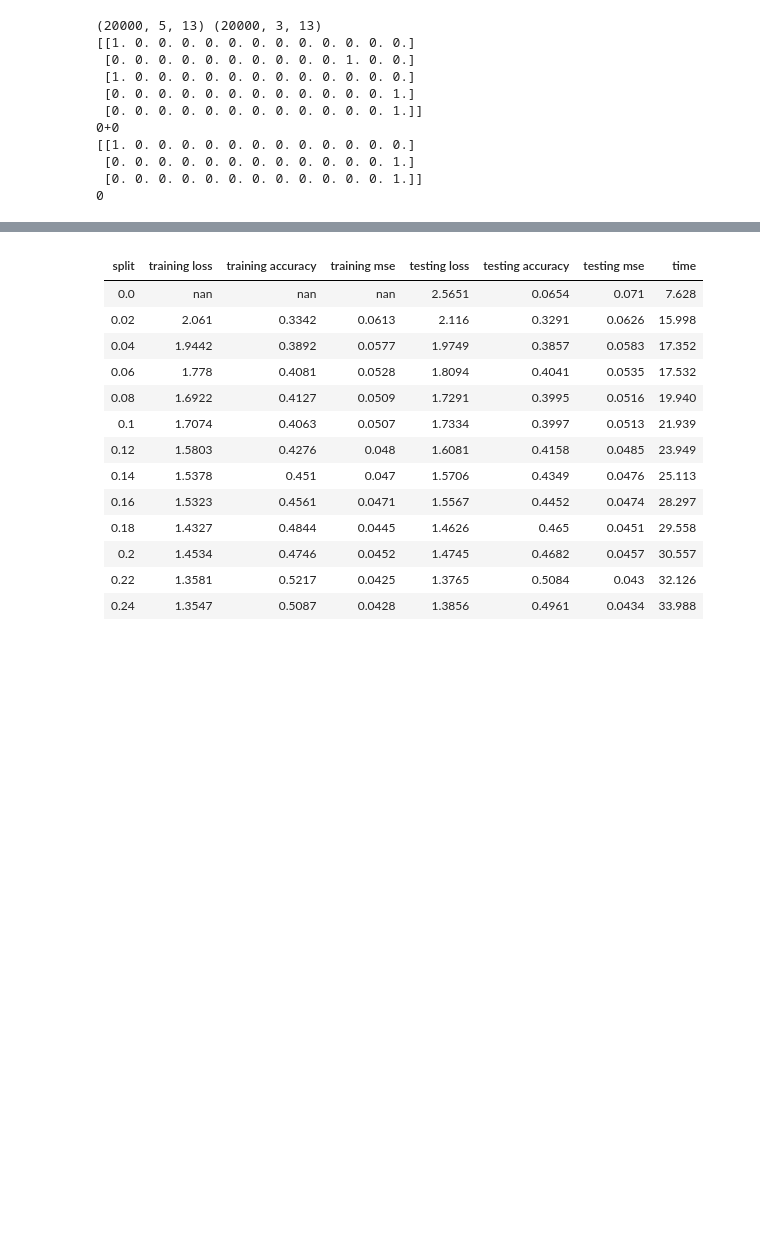
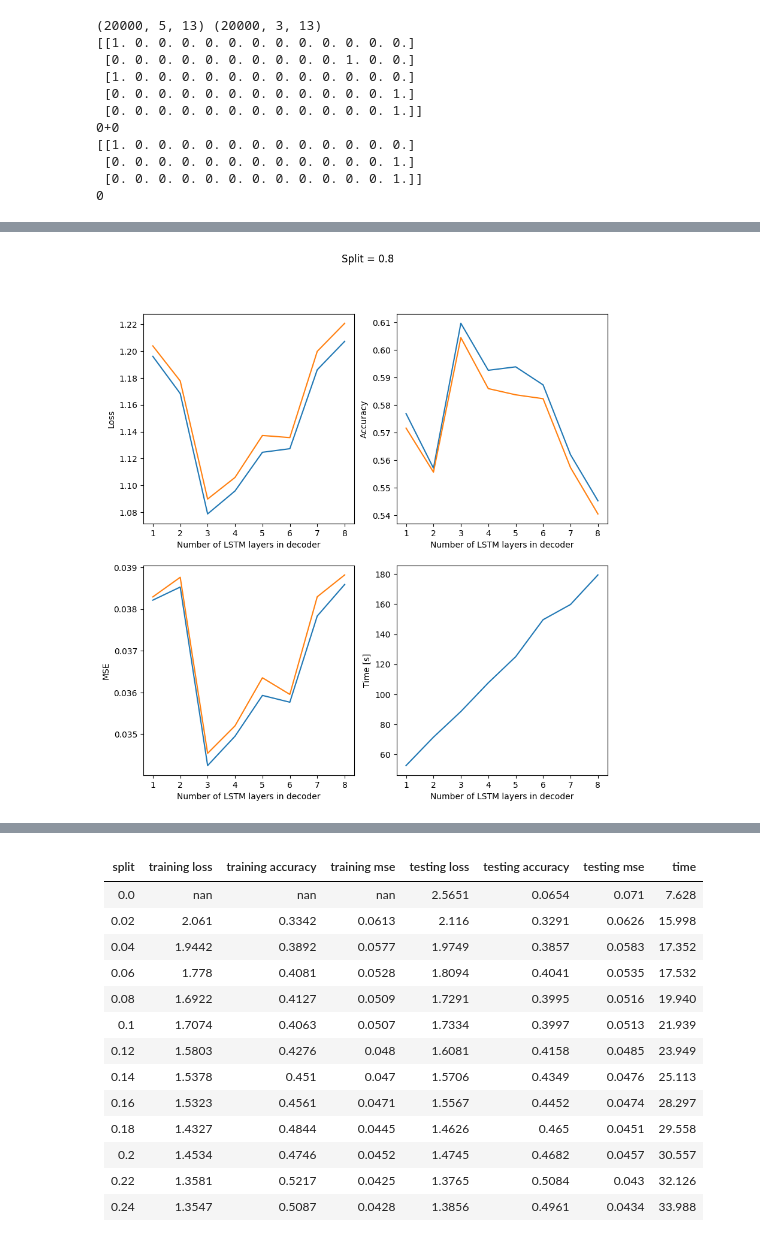
Before and after one commit to Spijkerberg/IDL-A2, a Jupyter notebook: individual_solns/A2_menno_tim.ipynb, the cells around one changed output, grey strips where cells are left out. Saved outputs shown, nothing was run; the diff lists cells and outputs as text; code cells hidden in the pictures; blank space fills up the shorter version.

```diff
--- a/individual_solns/A2_menno_tim.ipynb
+++ b/individual_solns/A2_menno_tim.ipynb
@@ -334,3 +342,31 @@ def build_text2text_model(show_summary: bool = False, metrics = ["accuracy"]):
         text2text.summary()
 
     return text2text
+# %%
+ns = np.arange(1,9,1)
+split = 0.8
+X_train, X_test, y_train, y_test = train_test_split(X_text_onehot, y_text_onehot, train_size=split)
+metrics = ['accuracy','mse']
+
+accs = [[],[]]
+losses = [[],[]]
+mses = [[],[]]
+times = []
+
+for n in ns:
+  print(f"Working on {n} layers")
+  now = time.time()
+  t2t = build_text2text_model(num_decode_layers=n, metrics = metrics)
+  t2t.fit(X_train,y_train,batch_size=256,validation_split=0.1,epochs=10,verbose=0)
+  loss,acc,mse = t2t.evaluate(X_train,y_train)
+  accs[0].append(acc)
+  losses[0].append(loss)
+  mses[0].append(mse)
+
+  loss,acc,mse = t2t.evaluate(X_test,y_test)
+  accs[1].append(acc)
+  losses[1].append(loss)
+  mses[1].append(mse)
+
+  times.append(time.time()-now)
+  print()
@@ -336,0 +390,19 @@ def build_text2text_model(show_summary: bool = False, metrics = ["accuracy"]):
+# %%
+
+fig,axes = plt.subplots(2,2,figsize=(10,10))
+axes = axes.reshape(4)
+plt.suptitle(f"Split = {split}")
+biglist = [losses,accs,mses]
+labels = ['Loss','Accuracy','MSE']
+for i,metric in enumerate(biglist):
+  axes[i].plot(ns,metric[0],label='Training data')
+  axes[i].plot(ns,metric[1],label='Test data')
+  axes[i].set_ylabel(labels[i])
+  axes[i].set_xlabel("Number of LSTM layers in decoder")
+
+axes[-1].plot(ns,times)
+axes[-1].set_ylabel("Time [s]")
+axes[-1].set_xlabel("Number of LSTM layers in decoder")
+plt.show()
+# %% [output]
+[figure, added]
```
Also changed, not shown: parts of 18 cells of this notebook.
